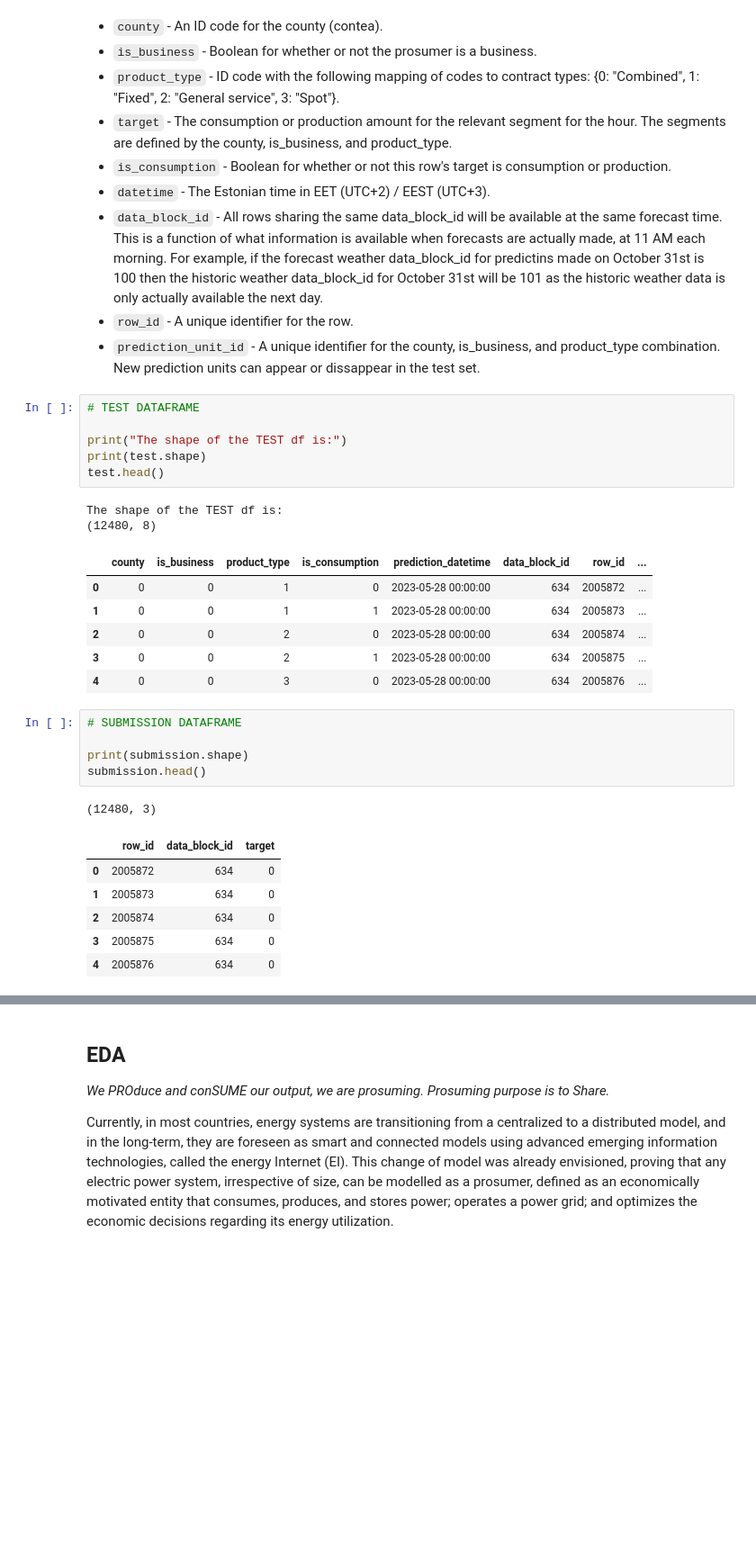
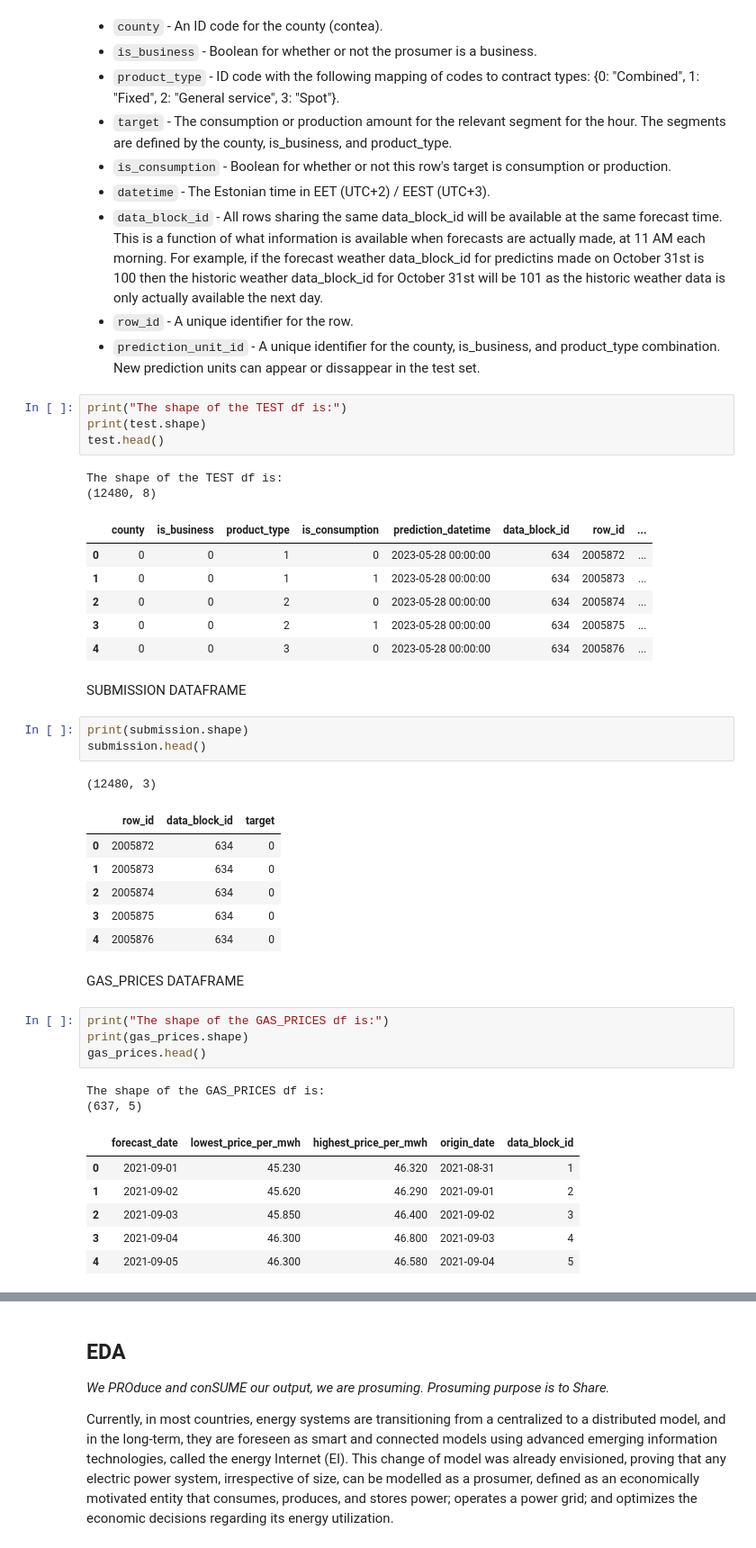
Before and after one commit to GiacomoPracucci/prosumer-energy-prediction, a Jupyter notebook: src/main.ipynb, the cells around one changed output, grey strips where cells are left out. Shown: that part at 90% size. Saved outputs shown, nothing was run; the diff lists cells and outputs as text; blank space fills up the shorter version.

```diff
--- a/src/main.ipynb
+++ b/src/main.ipynb
@@ -59,8 +64,6 @@ The shape of the TRAIN df is:
 - `row_id` - A unique identifier for the row.
 - `prediction_unit_id` - A unique identifier for the county, is_business, and product_type combination. New prediction units can appear or dissappear in the test set.
 # %%
-# TEST DATAFRAME
-
 print("The shape of the TEST df is:")
 print(test.shape)
 test.head()
@@ -73,9 +76,9 @@ The shape of the TEST df is:
 | 2 | 0 | 0 | 2 | 0 | 2023-05-28 00:00:00 | 634 | 2005874 | ... |
 | 3 | 0 | 0 | 2 | 1 | 2023-05-28 00:00:00 | 634 | 2005875 | ... |
 | 4 | 0 | 0 | 3 | 0 | 2023-05-28 00:00:00 | 634 | 2005876 | ... |
+# %% [markdown]
+SUBMISSION DATAFRAME
 # %%
-# SUBMISSION DATAFRAME
-
 print(submission.shape)
 submission.head()
 # %% [output]
@@ -86,3 +89,18 @@ submission.head()
 | 2 | 2005874 | 634 | 0 |
 | 3 | 2005875 | 634 | 0 |
 | 4 | 2005876 | 634 | 0 |
+# %% [markdown]
+GAS_PRICES DATAFRAME
+# %%
+print("The shape of the GAS_PRICES df is:")
+print(gas_prices.shape)
+gas_prices.head()
+# %% [output]
+The shape of the GAS_PRICES df is:
+(637, 5)
+|  | forecast_date | lowest_price_per_mwh | highest_price_per_mwh | origin_date | data_block_id |
+| 0 | 2021-09-01 | 45.230 | 46.320 | 2021-08-31 | 1 |
+| 1 | 2021-09-02 | 45.620 | 46.290 | 2021-09-01 | 2 |
+| 2 | 2021-09-03 | 45.850 | 46.400 | 2021-09-02 | 3 |
+| 3 | 2021-09-04 | 46.300 | 46.800 | 2021-09-03 | 4 |
+| 4 | 2021-09-05 | 46.300 | 46.580 | 2021-09-04 | 5 |
```
Also changed, not shown: parts of 17 cells of this notebook.
